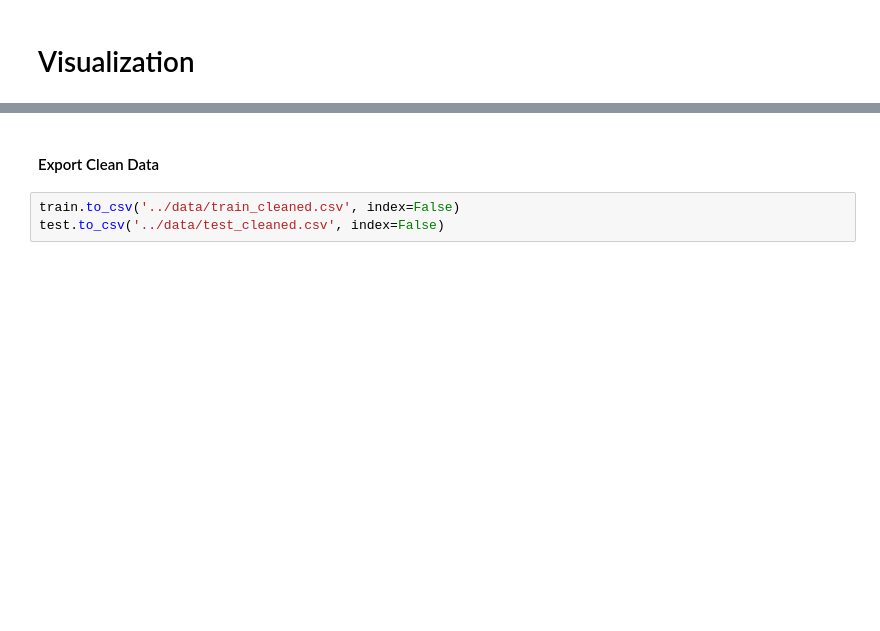
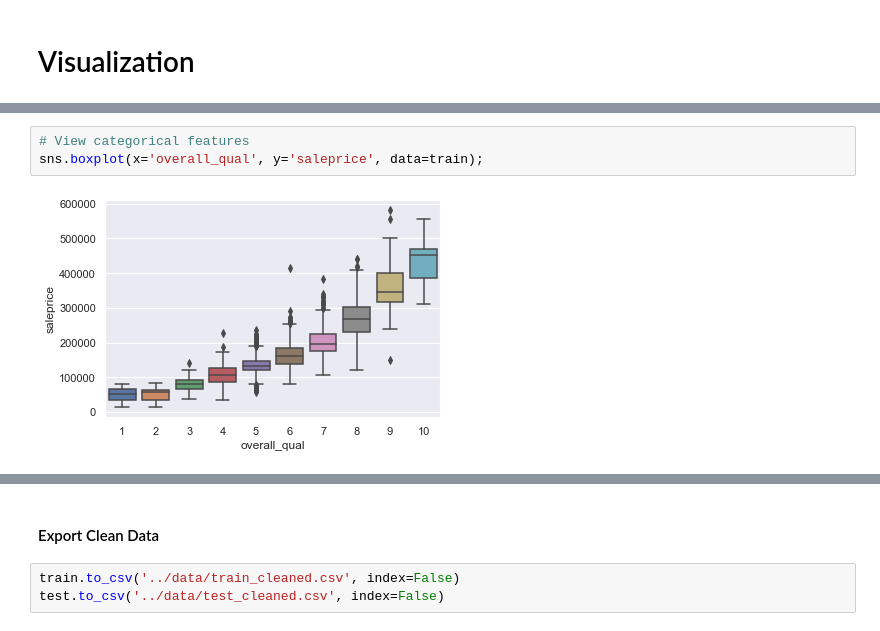
Before and after one commit to JonnaPander/Housing_Prices_Ames_Iowa, a Jupyter notebook: code/01_EDA_Cleaning.ipynb, the cells around one changed output, grey strips where cells are left out. Drawn from its saved outputs; the diff is of its cells as text; blank space fills up the shorter version.

```diff
--- a/code/01_EDA_Cleaning.ipynb
+++ b/code/01_EDA_Cleaning.ipynb
@@ -793,0 +484,5 @@ test.shape
+# %%
+# View categorical features
+sns.boxplot(x='overall_qual', y='saleprice', data=train);
+# %% [output]
+[figure, added]
```
Also changed, not shown: parts of 116 cells of this notebook, 4 other files.
